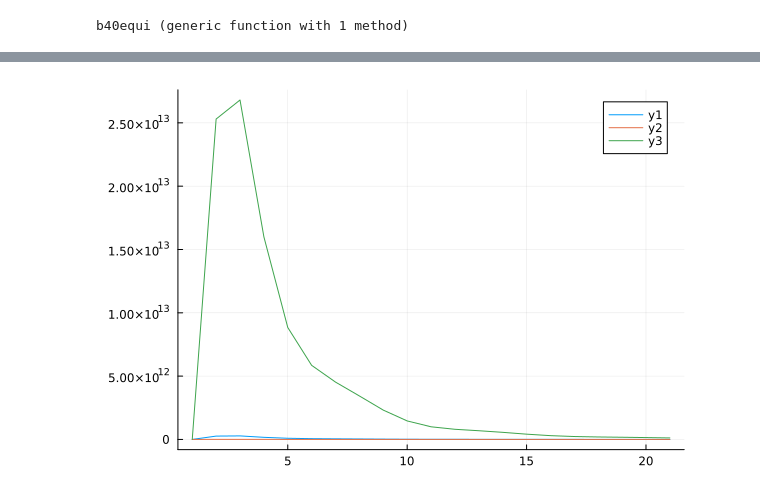
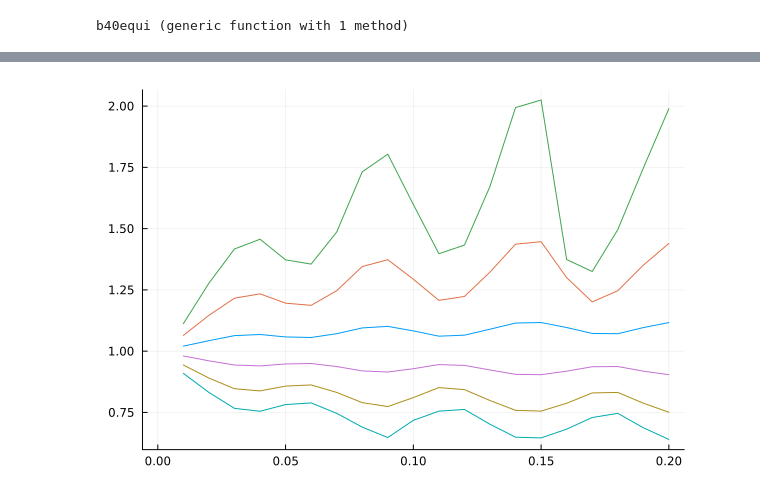
Before and after one commit to ladosamushia/BispectrumAP, a Jupyter notebook: BAOplots.ipynb, the cells around one changed output, grey strips where cells are left out. Cells and saved outputs as stored; diff of their text form; code cells hidden in the pictures.

```diff
--- a/BAOplots.ipynb
+++ b/BAOplots.ipynb
@@ -208,8 +271,9 @@ end
 function Y40(x)
     return 3/16/sqrt(π)*(35*cos.(x).^4 .-30*cos.(x).^2 .+3)
 end
-function b00equi(k1, k2, k3, αV, ϵ)
-    Nk = size(kgrid)[1]
+function blmequi(k1, k2, k3, αV, ϵ, W)
+    k3, k2, k1 = sort([k1, k2, k3])
+    Nk = size(k1)[1]
     pp = zeros(Nk)
     for i in 2:Nk
         pp[i] = hcubature(x ->
@@ -218,37 +282,19 @@ function b00equi(k1, k2, k3, αV, ϵ)
                 k1t(k1[i], k2[i], k3[i], cos(x[1]), x[2], αV, ϵ),
                 k2t(k1[i], k2[i], k3[i], cos(x[1]), x[2], αV, ϵ),
                 k3t(k1[i], k2[i], k3[i], cos(x[1]), x[2], αV, ϵ))
-                *Y00(x[1])*sin(x[1]), [0, 0], [π, 2*π], reltol=1e-4)[1]
+                *W(x[1])*sin(x[1]), [0, 0], [π, 2*π], reltol=1e-8)[1]
     end
     return pp
 end
+
+function b00equi(k1, k2, k3, αV, ϵ)
+    return blmequi(k1, k2, k3, αV, ϵ, Y00)
+end
 function b20equi(k1, k2, k3, αV, ϵ)
-    Nk = size(kgrid)[1]
-    pp = zeros(Nk)
-    for i in 2:Nk
-        pp[i] = hcubature(x ->
-        bk5d(μt(k1[i], k2[i], k3[i], cos(x[1]), x[2], αV, ϵ),
-            ϕt(k1[i], k2[i], k3[i], cos(x[1]), x[2], αV, ϵ),
-            k1t(k1[i], k2[i], k3[i], cos(x[1]), x[2], αV, ϵ),
-            k2t(k1[i], k2[i], k3[i], cos(x[1]), x[2], αV, ϵ),
-            k3t(k1[i], k2[i], k3[i], cos(x[1]), x[2], αV, ϵ))
-            *Y00(x[1])*sin(x[1]), [0, 0], [π, 2*π], reltol=1e-4)[1]
-    end
-    return pp
+    return blmequi(k1, k2, k3, αV, ϵ, Y20)
 end
 function b40equi(k1, k2, k3, αV, ϵ)
-    Nk = size(kgrid)[1]
-    pp = zeros(Nk)
-    for i in 2:Nk
-        pp[i] = hcubature(x ->
-        bk5d(μt(k1[i], k2[i], k3[i], cos(x[1]), x[2], αV, ϵ),
-            ϕt(k1[i], k2[i], k3[i], cos(x[1]), x[2], αV, ϵ),
-            k1t(k1[i], k2[i], k3[i], cos(x[1]), x[2], αV, ϵ),
-            k2t(k1[i], k2[i], k3[i], cos(x[1]), x[2], αV, ϵ),
-            k3t(k1[i], k2[i], k3[i], cos(x[1]), x[2], αV, ϵ))
-            *Y00(x[1])*sin(x[1]), [0, 0], [π, 2*π], reltol=1e-4)[1]
-    end
-    return pp
+    return blmequi(k1, k2, k3, αV, ϵ, Y40)
 end
 # %% [output]
 b40equi (generic function with 1 method)
@@ -370,6 +397,9 @@ B00th = B00fid .+ dB00k1*(1.5*δαV +0.75*δϵ*0.33) + dB00k2*(1.5*(-0.36)*δαV
-# %%
-plot(B00fid)
-plot!(B20fid)
-plot!(B40fid)
-# %% [output]
-[figure, removed]
+# %%
+plot(kgrid, B40fid./b40equi(kgrid, kgrid, kgrid, 1.00, 1.001); label=:none)
+plot!(kgrid, B40fid./b40equi(kgrid, kgrid, kgrid, 1.00, 1.003); label=:none)
+plot!(kgrid, B40fid./b40equi(kgrid, kgrid, kgrid, 1.00, 1.005); label=:none)
+plot!(kgrid, B40fid./b40equi(kgrid, kgrid, kgrid, 1.00, 0.999); label=:none)
+plot!(kgrid, B40fid./b40equi(kgrid, kgrid, kgrid, 1.00, 0.997); label=:none)
+plot!(kgrid, B40fid./b40equi(kgrid, kgrid, kgrid, 1.00, 0.995); label=:none)
+# %% [output]
+[figure, added]
```
Also changed, not shown: parts of 17 cells of this notebook.
